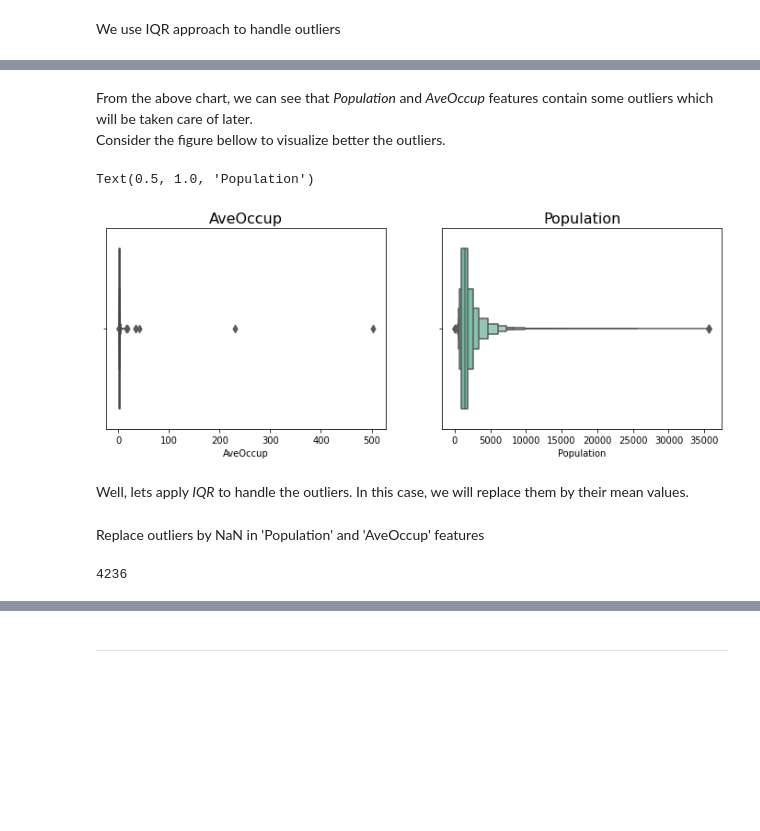
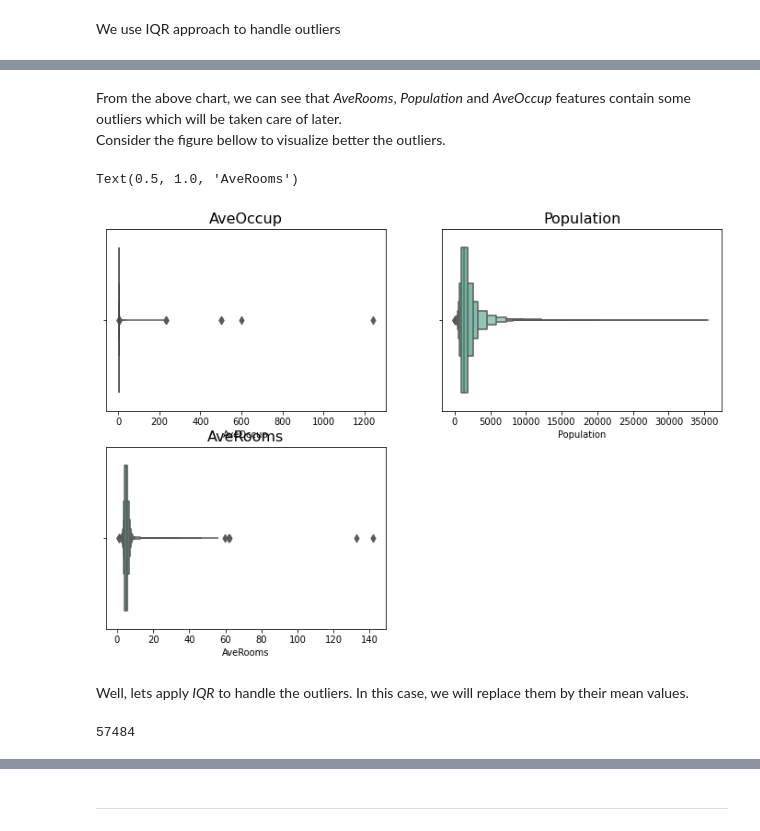
Before and after one commit to hikmatullah-mohammadi/kaggle-ps-s3e1, a Jupyter notebook: playground-s3e1-california-house.ipynb, the cells around one changed output, grey strips where cells are left out. Cells and saved outputs as stored; diff of their text form; code cells hidden in the pictures; blank space fills up the shorter version.

Commit message:
Kaggle Notebook | Playground- s3e1(California house) | Version 4

```diff
--- a/playground-s3e1-california-house.ipynb
+++ b/playground-s3e1-california-house.ipynb
@@ -33,0 +42,6 @@ The dataset contains **37137** rows and **10** features including the *id* and t
+# %%
+import sklearn.datasets as skl_ds
+df_orig = skl_ds.fetch_california_housing()
+df_orig = pd.DataFrame(data= np.c_[df_orig['data'], df_orig['target']],
+                     columns= df_orig['feature_names'] + ['MedHouseVal'])
+df_orig.head()
@@ -33,0 +55,4 @@ The dataset contains **37137** rows and **10** features including the *id* and t
+# %%
+## Let's join the two datasets (training and the original) as the training set
+df_train = df_train.append(df_orig)
+df_train.shape
@@ -71,22 +98,27 @@ df_train.describe()
 # %% [markdown]
-From the above chart, we can see that *Population* and *AveOccup* features contain some outliers which will be taken care of later.<br>
+From the above chart, we can see that *AveRooms*, *Population* and *AveOccup* features contain some outliers which will be taken care of later.<br>
 Consider the figure bellow to visualize better the outliers.
 # %%
 # Average Occupant
-plt.figure(figsize=(12, 4))
+plt.figure(figsize=(12, 8))
 sns.set_palette('Set2')
 
-plt.subplot(1, 2, 1)
+plt.subplot(2, 2, 1)
 ax = sns.boxenplot(x=df['AveOccup'])
 ax.set_title('AveOccup', fontdict={'fontsize':16})
 
 # population
-plt.subplot(1, 2, 2)
+plt.subplot(2, 2, 2)
 ax = sns.boxenplot(x=df['Population'])
 ax.set_title('Population', fontdict={'fontsize':16})
+
+# AveRooms
+plt.subplot(2, 2, 3)
+ax = sns.boxenplot(x=df['AveRooms'])
+ax.set_title('AveRooms', fontdict={'fontsize':16})
 # %% [output]
-Text(0.5, 1.0, 'Population')
+Text(0.5, 1.0, 'AveRooms')
-[figure, old version]
+[figure, new version]
 # %% [markdown]
 Well, lets apply *IQR* to handle the outliers. In this case, we will replace them by their mean values.
 # %%
@@ -102,6 +134,4 @@ def replace_outliers_with_nan_iqr(df, feature, inplace=False):
     if not inplace:
         return desired_feature.replace(desired_feature[indices].values, np.nan)
     return desired_feature.replace(desired_feature[indices].values, np.nan, inplace=True)
-# %% [markdown]
-Replace outliers by NaN in 'Population' and 'AveOccup' features
 # %%
@@ -112,7 +143,7 @@ replace_outliers_with_nan_iqr(df, 'AveOccup', inplace=True)
 # number of values replaced by Nan
 df['Population'].isnull().sum()
 # %% [output]
-4236
+57484
 # %%
 # number of values replaced by Nan
 df['AveOccup'].isnull().sum()
```
Also changed, not shown: parts of 22 cells of this notebook.
